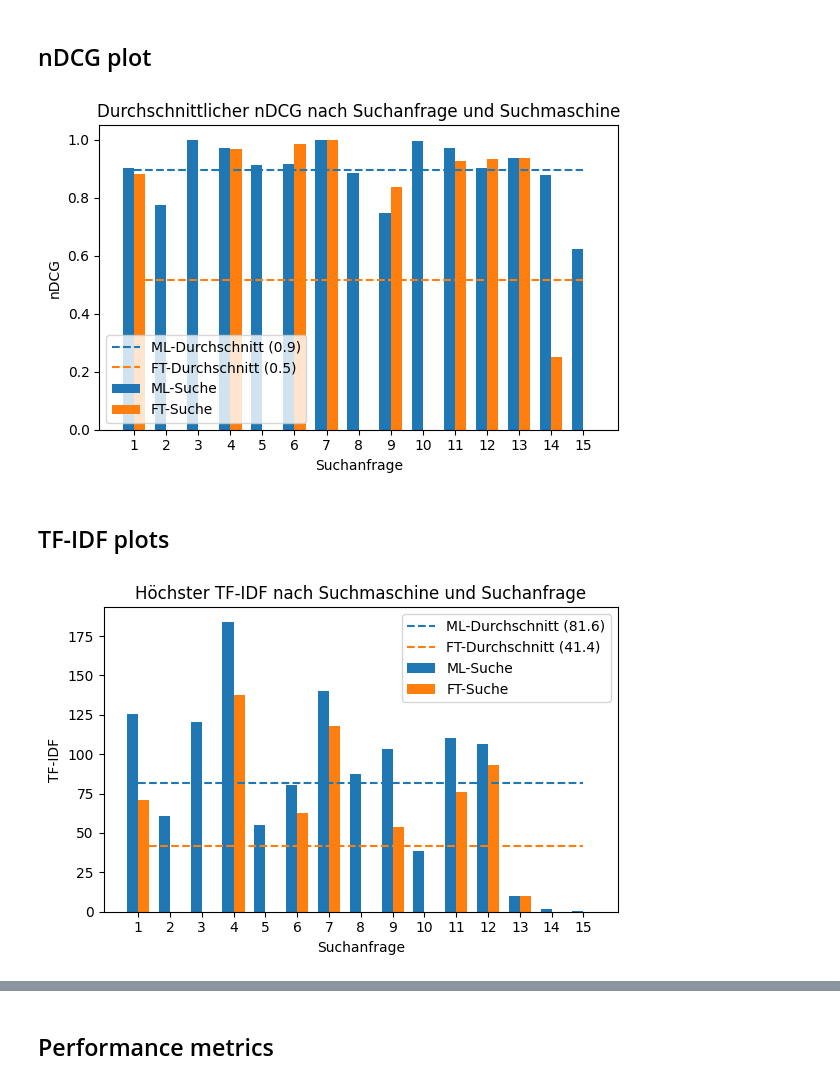
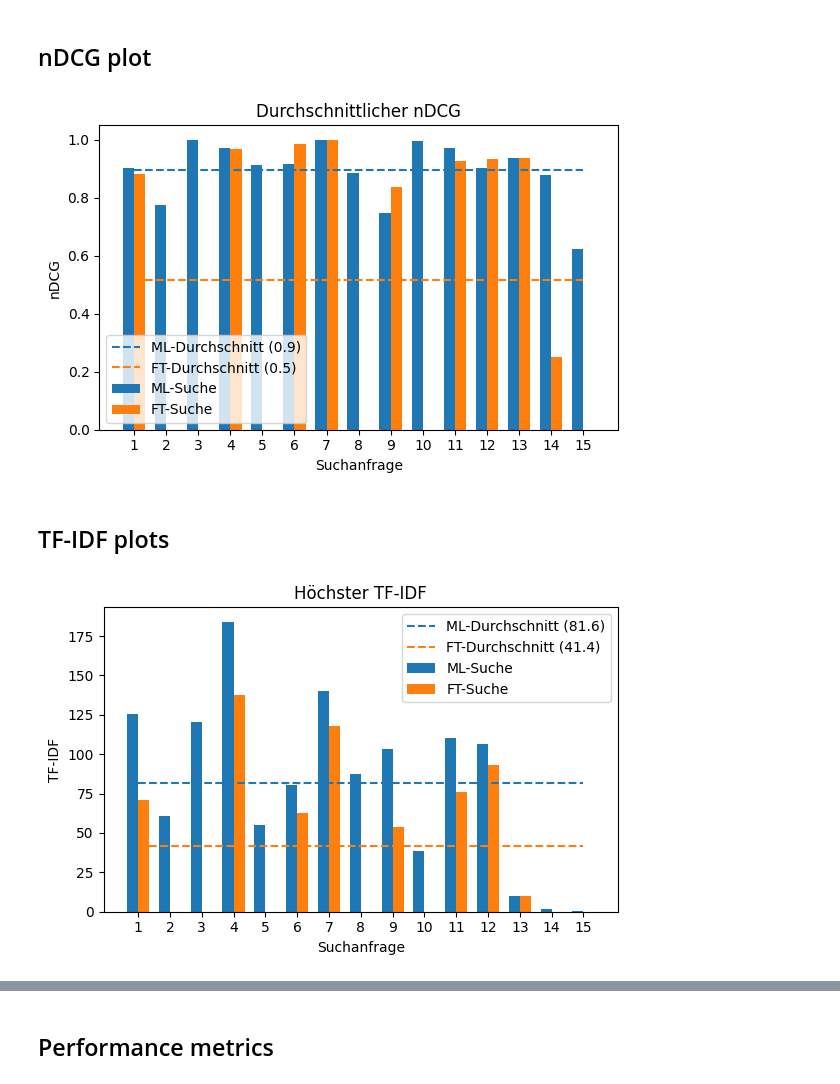
Before and after one commit to xD33m/BA_Jupyter_Notebook, a Jupyter notebook: search_engine_evaluation.ipynb, the cells around one changed output, grey strips where cells are left out. Cells and saved outputs as stored; diff of their text form; code cells hidden in the pictures.

```diff
--- a/search_engine_evaluation.ipynb
+++ b/search_engine_evaluation.ipynb
@@ -570,37 +564,37 @@ x = np.arange(len(labels))
 
 width = 0.35
 
-fig, ax = plt.subplots()
+fig, ax = plt.subplots(figsize=(6, 4))
 rect1 = ax.bar(x - width/2, ml_ndcg_metrics.values(), width, label='ML-Suche')
 rect2 = ax.bar(x + width/2, ft_ndcg_metrics.values(), width, label='FT-Suche')
 
 ml_x = list(ml_ndcg_metrics.keys())
 ml_y = list(ml_ndcg_metrics.values())
 
 ft_x = ft_ndcg_metrics.keys()
 ft_y = list(ft_ndcg_metrics.values())
 
 ml_y_mean = [np.mean(ml_y)]*len(ml_x)
 ml_mean_line = ax.plot(ml_x, ml_y_mean, label='ML-Durchschnitt', linestyle='--')
 
 ft_y_mean = [np.mean(ft_y)]*len(ft_x)
 ft_mean_line = ax.plot(ft_x, ft_y_mean, label='FT-Durchschnitt', linestyle='--')
 
 legend = [f"ML-Durchschnitt ({round(ml_y_mean[0], 1)})", f"FT-Durchschnitt ({round(ft_y_mean[0], 1)})", 'ML-Suche', 'FT-Suche']
 
 ax.set_ylabel('nDCG')
 ax.set_xlabel('Suchanfrage')
-ax.set_title('Durchschnittlicher nDCG nach Suchanfrage und Suchmaschine')
+ax.set_title('Durchschnittlicher nDCG')
 ax.set_xticks(x)
 ax.set_xticklabels(labels)
 ax.legend(legend)
 
 fig.tight_layout()
 plt.show()
 
 fig.savefig('plots/ndcg_plot.png', bbox_inches='tight')
 # %% [output]
-[figure, old version]
+[figure, new version]
 # %% [markdown]
 ## TF-IDF plots
 # %%
@@ -616,7 +610,7 @@ x = np.arange(len(labels))
 
 width = 0.35
 
-fig, ax = plt.subplots()
+fig, ax = plt.subplots(figsize=(6, 4))
 rect1 = ax.bar(x - width/2, ml_highest_tfidf.values(), width, label='ML-Suche')
 rect2 = ax.bar(x + width/2, ft_highest_tfidf.values(), width, label='FT-Suche')
 
@@ -636,7 +630,7 @@ legend = [f"ML-Durchschnitt ({round(ml_y_mean[0], 1)})", f"FT-Durchschnitt ({rou
 
 ax.set_ylabel('TF-IDF')
 ax.set_xlabel('Suchanfrage')
-ax.set_title('Höchster TF-IDF nach Suchmaschine und Suchanfrage')
+ax.set_title('Höchster TF-IDF')
 ax.set_xticks(x)
 ax.set_xticklabels(labels)
 ax.legend(legend)
@@ -646,7 +640,7 @@ plt.show()
 
 fig.savefig('plots/top_tf-idf_plot.png', bbox_inches='tight')
 # %% [output]
-[figure, old version]
+[figure, new version]
 # %%
 query_count = 15
 
```
Also changed, not shown: parts of 7 cells of this notebook.
